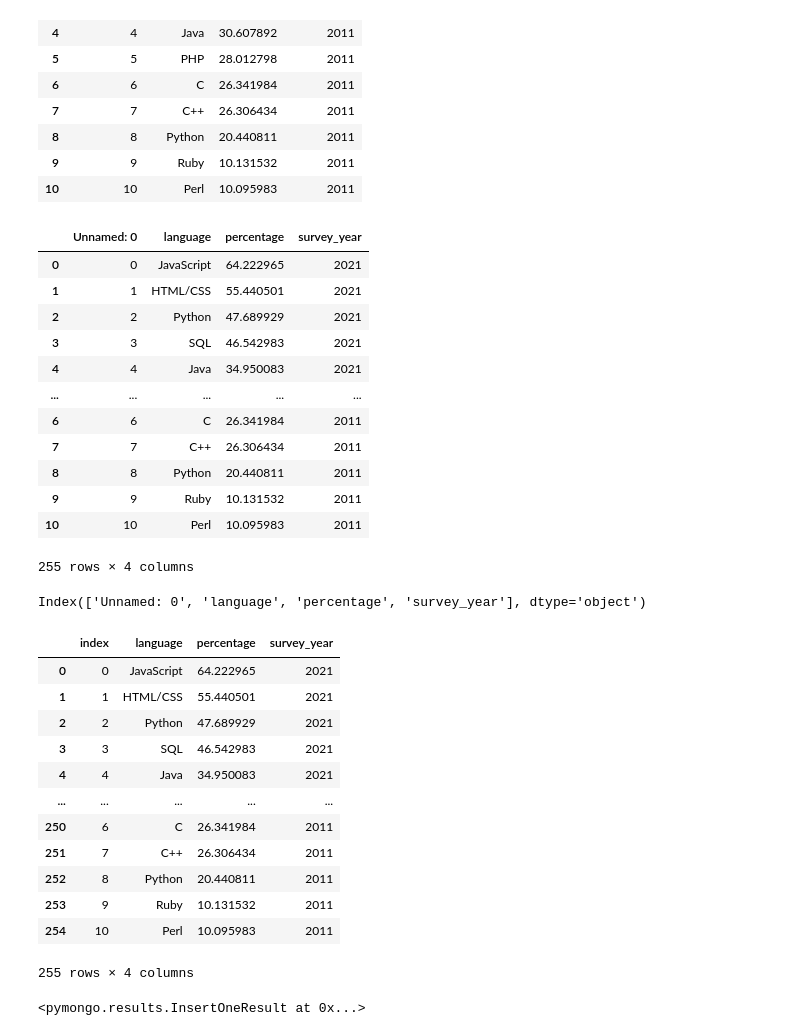
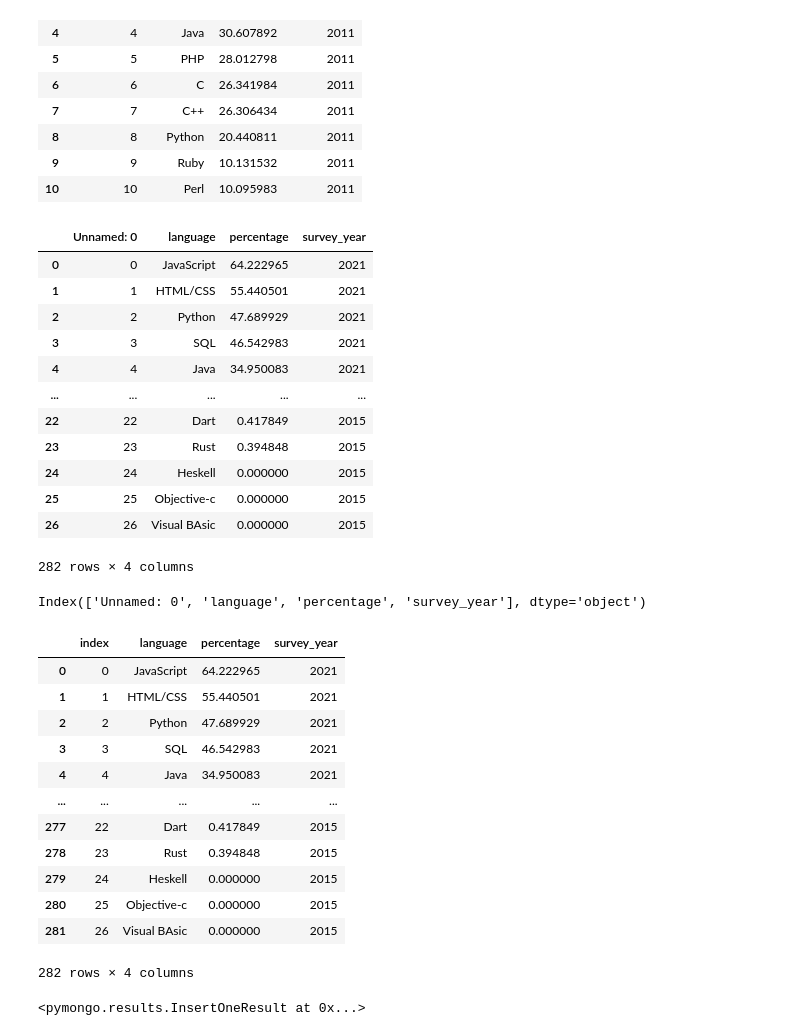
Before and after one commit to nblaul/project-2, a Jupyter notebook: MongoDB Upload 2.ipynb, the cells around one changed output. Cells and saved outputs as stored; diff of their text form; code cells hidden in the pictures.

```diff
--- a/MongoDB Upload 2.ipynb
+++ b/MongoDB Upload 2.ipynb
@@ -173,5 +155,7 @@ pct_six_df
 # %%
 pct_seven = "clean_data/language_percent_2015.csv"
 pct_seven_df = pd.read_csv(pct_seven, encoding="ISO-8859-1")
+pct_seven_df['survey_year']='2015'
+pct_seven_df = pct_seven_df.rename(columns={"percent": "percentage"})
 pct_seven_df
 # %% [output]
@@ -254,24 +254,24 @@ pct_eleven_df
 | 9 | 9 | Ruby | 10.131532 | 2011 |
 | 10 | 10 | Perl | 10.095983 | 2011 |
 # %%
-frames = [pct_one_df, pct_two_df, pct_three_df, pct_four_df, pct_five_df, pct_six_df, pct_eight_df, pct_nine_df, pct_ten_df,pct_eleven_df]
+frames = [pct_one_df, pct_two_df, pct_three_df, pct_four_df, pct_five_df, pct_six_df, pct_eight_df, pct_nine_df, pct_ten_df,pct_eleven_df, pct_seven_df]
 
 pct_df = pd.concat(frames)
 pct_df
 # %% [output]
 |  | Unnamed: 0 | language | percentage | survey_year |
 | 0 | 0 | JavaScript | 64.222965 | 2021 |
 | 1 | 1 | HTML/CSS | 55.440501 | 2021 |
 | 2 | 2 | Python | 47.689929 | 2021 |
 | 3 | 3 | SQL | 46.542983 | 2021 |
 | 4 | 4 | Java | 34.950083 | 2021 |
 | ... | ... | ... | ... | ... |
-| 6 | 6 | C | 26.341984 | 2011 |
-| 7 | 7 | C++ | 26.306434 | 2011 |
-| 8 | 8 | Python | 20.440811 | 2011 |
-| 9 | 9 | Ruby | 10.131532 | 2011 |
-| 10 | 10 | Perl | 10.095983 | 2011 |
+| 22 | 22 | Dart | 0.417849 | 2015 |
+| 23 | 23 | Rust | 0.394848 | 2015 |
+| 24 | 24 | Heskell | 0.000000 | 2015 |
+| 25 | 25 | Objective-c | 0.000000 | 2015 |
+| 26 | 26 | Visual BAsic | 0.000000 | 2015 |
-255 rows × 4 columns
+282 rows × 4 columns
 # %%
 pct_df.columns
 # %% [output]
@@ -288,12 +288,12 @@ pct_df
 | 3 | 3 | SQL | 46.542983 | 2021 |
 | 4 | 4 | Java | 34.950083 | 2021 |
 | ... | ... | ... | ... | ... |
-| 250 | 6 | C | 26.341984 | 2011 |
-| 251 | 7 | C++ | 26.306434 | 2011 |
-| 252 | 8 | Python | 20.440811 | 2011 |
-| 253 | 9 | Ruby | 10.131532 | 2011 |
-| 254 | 10 | Perl | 10.095983 | 2011 |
+| 277 | 22 | Dart | 0.417849 | 2015 |
+| 278 | 23 | Rust | 0.394848 | 2015 |
+| 279 | 24 | Heskell | 0.000000 | 2015 |
+| 280 | 25 | Objective-c | 0.000000 | 2015 |
+| 281 | 26 | Visual BAsic | 0.000000 | 2015 |
-255 rows × 4 columns
+282 rows × 4 columns
 # %%
 # use this to poppulate mongo 'percent' collection
 pct_df.to_csv("clean_data/pct_df.csv", index=False, header=True)
```
Also changed, not shown: parts of 2 cells of this notebook, 3 other files.
